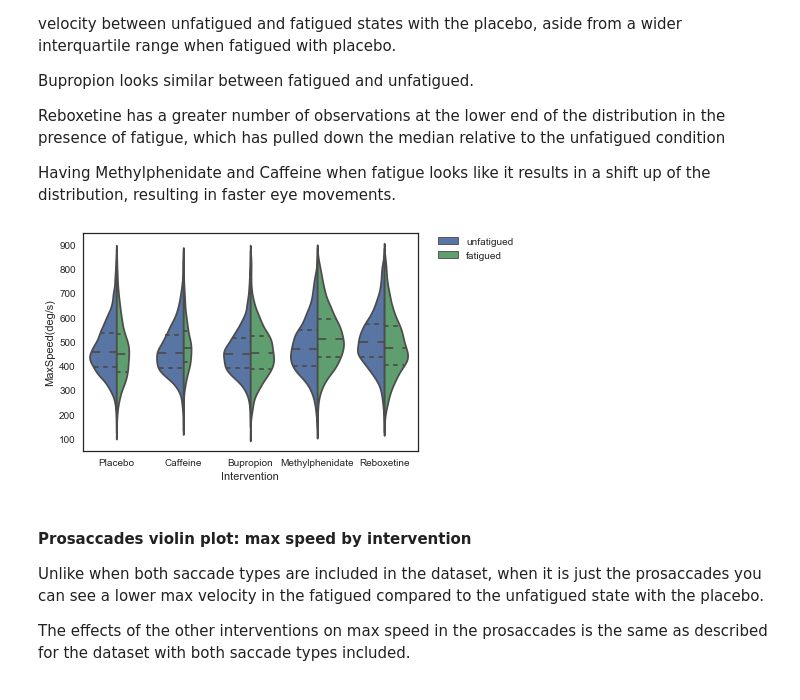
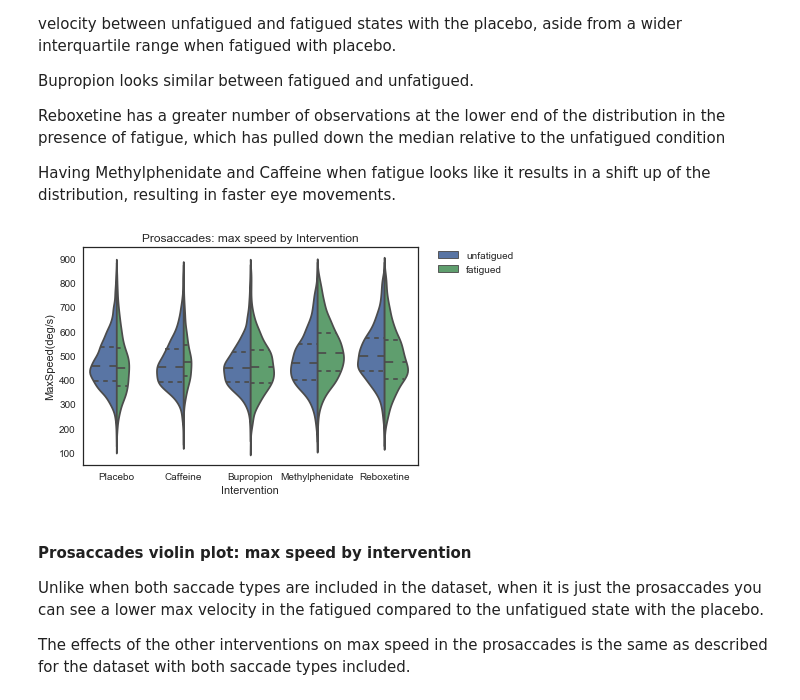
Before and after one commit to charlieconnell/Projects, a Jupyter notebook: saccades_analysis.ipynb, the cells around one changed output. Drawn from its saved outputs; the diff is of its cells as text; code cells hidden in the pictures.

```diff
--- a/saccades_analysis.ipynb
+++ b/saccades_analysis.ipynb
@@ -201,11 +213,12 @@ Having Methylphenidate and Caffeine when fatigue looks like it results in a shif
 # %%
 ax = sns.violinplot(x='Intervention', y='MaxSpeed(deg/s)', data=max_velocity_pro, hue='status',
                     split=True, order=['Placebo', 'Caffeine', 'Bupropion', 'Methylphenidate',
                                        'Reboxetine'], scale='count', inner='quartile')
 plt.legend(bbox_to_anchor=(1.05, 1), loc=2, borderaxespad=0.)
+plt.title('Prosaccades: max speed by Intervention')
 plt.show()
 # %% [output]
-[figure, old version]
+[figure, new version]
 # %% [markdown]
 #### Prosaccades violin plot: max speed by intervention
 
```
Also changed, not shown: parts of 17 cells of this notebook, 2 other files.
